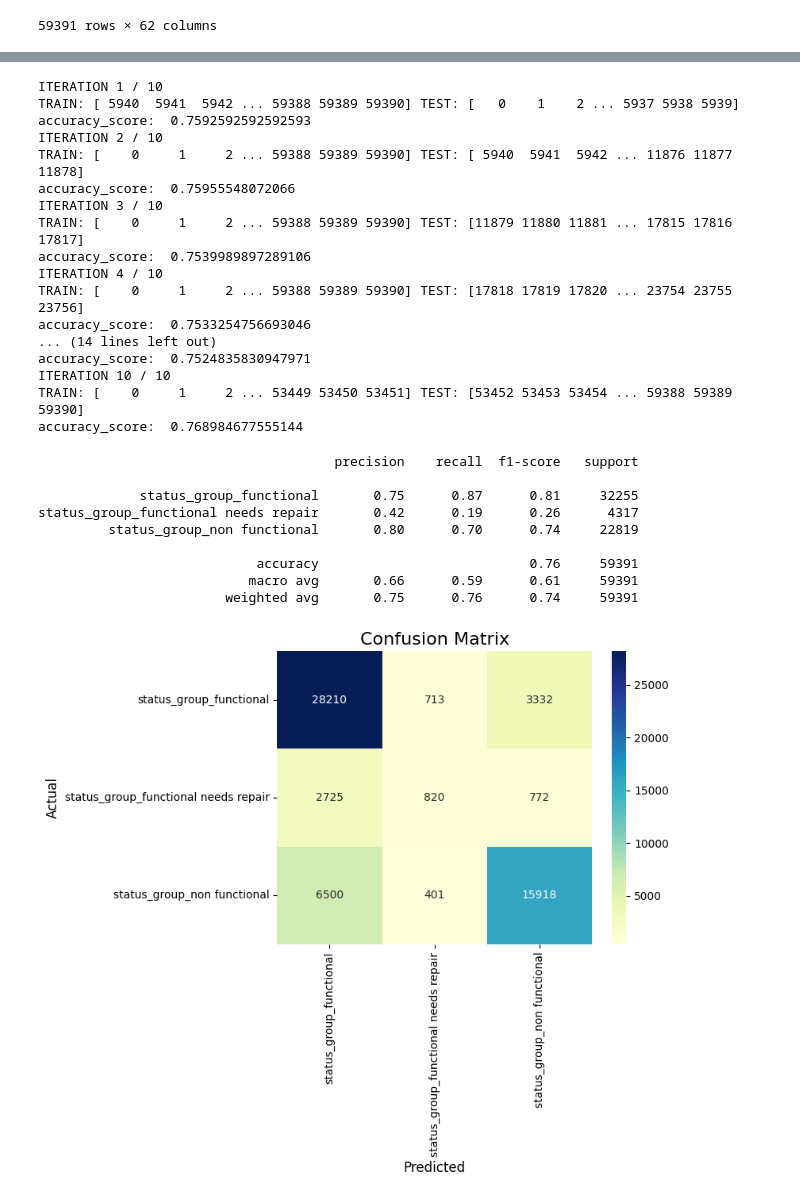
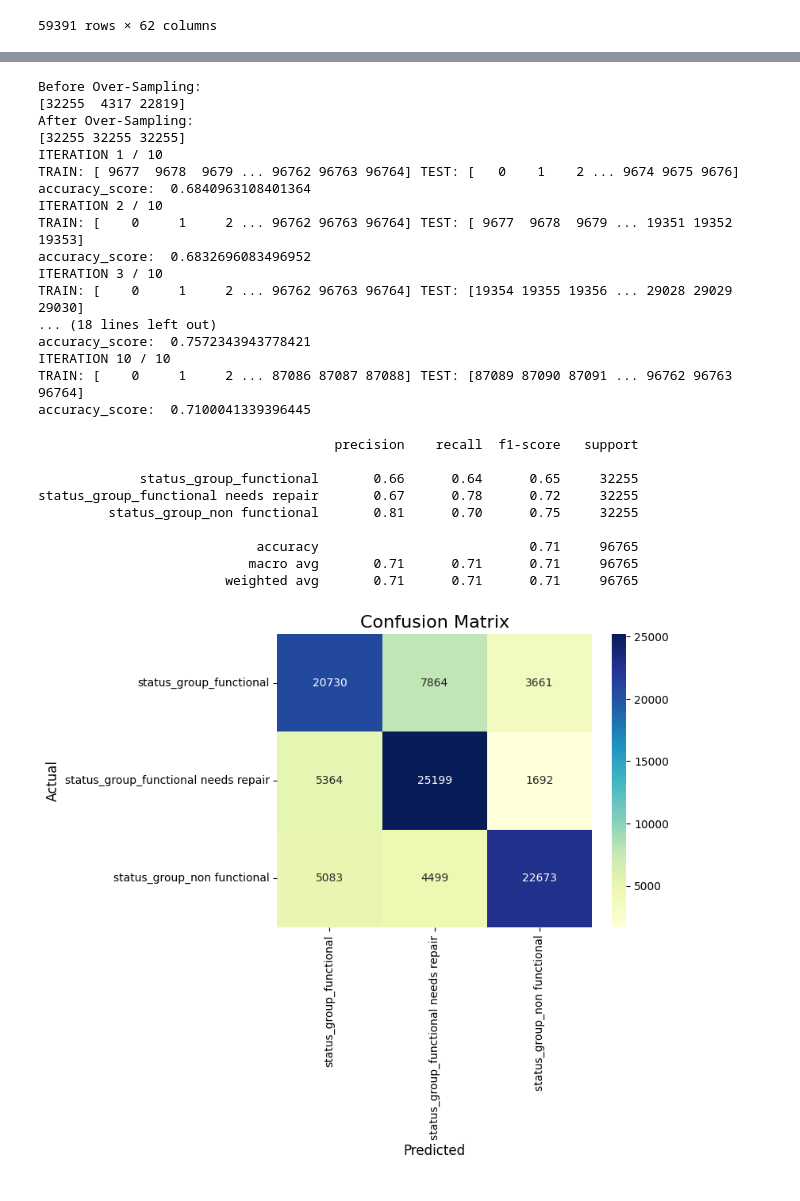
Before and after one commit to floranuta/Data_Circle, a Jupyter notebook: notebooks/run.ipynb, the cells around one changed output, grey strips where cells are left out. Drawn from its saved outputs; the diff is of its cells as text; code cells hidden in the pictures.

Commit message:
feat: Added oversampling function for class-imbalance

```diff
--- a/notebooks/run.ipynb
+++ b/notebooks/run.ipynb
@@ -91,8 +148,10 @@ Without hyperparameter tuning:
 
 # separte feature and target values
 target_colunns = ["status_group_functional", "status_group_functional needs repair", "status_group_non functional"]
-X = encoded_df.drop(target_colunns, axis=1)
-y = encoded_df[target_colunns]
+X = encoded_df.drop(target_colunns, axis=1).to_numpy()
+y = encoded_df[target_colunns].to_numpy()
+
+X, y = oversampling(X, y)
 
 # define number of fold
 kf = KFold(n_splits=10)
@@ -115,8 +174,9 @@ for train_index, test_index in kf.split(X):
 
     # split data into train and test data
     print("TRAIN:", train_index, "TEST:", test_index)
-    X_train, X_test = X.iloc[train_index], X.iloc[test_index]
-    y_train, y_test = y.iloc[train_index], y.iloc[test_index]
+    X_train, X_test = X[train_index], X[test_index]
+    y_train, y_test = y[train_index], y[test_index]
+
 
     # convert 3d array into 1d array since model can output only 1d array
     y_train = np.argmax(y_train, axis=1)
@@ -128,6 +188,8 @@ for train_index, test_index in kf.split(X):
     # predict pump status
     y_pred = classifier.predict(X_test)
 
+    # print("Tuned Hyperparameters: {}".format(classifier.best_params_))
+
     # show accuracy
     # https://scikit-learn.org/stable/modules/generated/sklearn.metrics.accuracy_score.html
     acc_score = accuracy_score(y_test, y_pred, normalize=True)
@@ -139,54 +201,54 @@ for train_index, test_index in kf.split(X):
 
     iteration += 1
 # %% [output]
+Before Over-Sampling:
+[32255  4317 22819]
+After Over-Sampling:
+[32255 32255 32255]
 ITERATION 1 / 10
-TRAIN: [ 5940  5941  5942 ... 59388 59389 59390] TEST: [   0    1    2 ... 5937 5938 5939]
-accuracy_score:  0.7592592592592593
+TRAIN: [ 9677  9678  9679 ... 96762 96763 96764] TEST: [   0    1    2 ... 9674 9675 9676]
+accuracy_score:  0.6840963108401364
 ITERATION 2 / 10
-TRAIN: [    0     1     2 ... 59388 59389 59390] TEST: [ 5940  5941  5942 ... 11876 11877 11878]
-accuracy_score:  0.75955548072066
+TRAIN: [    0     1     2 ... 96762 96763 96764] TEST: [ 9677  9678  9679 ... 19351 19352 19353]
+accuracy_score:  0.6832696083496952
 ITERATION 3 / 10
-TRAIN: [    0     1     2 ... 59388 59389 59390] TEST: [11879 11880 11881 ... 17815 17816 17817]
-accuracy_score:  0.7539989897289106
-ITERATION 4 / 10
-TRAIN: [    0     1     2 ... 59388 59389 59390] TEST: [17818 17819 17820 ... 23754 23755 23756]
-accuracy_score:  0.7533254756693046
-... (14 lines left out)
-accuracy_score:  0.7524835830947971
+TRAIN: [    0     1     2 ... 96762 96763 96764] TEST: [19354 19355 19356 ... 29028 29029 29030]
+... (18 lines left out)
+accuracy_score:  0.7572343943778421
 ITERATION 10 / 10
-TRAIN: [    0     1     2 ... 53449 53450 53451] TEST: [53452 53453 53454 ... 59388 59389 59390]
-accuracy_score:  0.768984677555144
+TRAIN: [    0     1     2 ... 87086 87087 87088] TEST: [87089 87090 87091 ... 96762 96763 96764]
+accuracy_score:  0.7100041339396445
 # %%
 # flat out matrix into single list
 y_test_res = [val for y_test in y_test_all for val in y_test]
 y_pred_res = [val for y_pred in y_pred_all for val in y_pred]
 
 # create classification report
-cr = classification_report(y_test_res, y_pred_res, target_names=y.columns)
+cr = classification_report(y_test_res, y_pred_res, target_names=target_colunns)
 print(cr)
 
 
 # Create a confusion matrix
 # https://medium.com/@sanyagubrani/evaluating-multi-class-classification-model-using-confusion-matrix-in-python-4d9344084dfa
 cm = confusion_matrix(y_test_res, y_pred_res)
 
 # Plot the confusion matrix
-sns.heatmap(cm, annot=True,fmt='d', cmap='YlGnBu', xticklabels=y.columns, yticklabels=y.columns)
+sns.heatmap(cm, annot=True,fmt='d', cmap='YlGnBu', xticklabels=target_colunns, yticklabels=target_colunns)
 plt.xlabel('Predicted', fontsize=12)
 plt.ylabel('Actual', fontsize=12)
 plt.title('Confusion Matrix',fontsize=16)
 plt.show()
 # %% [output]
                                       precision    recall  f1-score   support
 
-             status_group_functional       0.75      0.87      0.81     32255
-status_group_functional needs repair       0.42      0.19      0.26      4317
-         status_group_non functional       0.80      0.70      0.74     22819
+             status_group_functional       0.66      0.64      0.65     32255
+status_group_functional needs repair       0.67      0.78      0.72     32255
+         status_group_non functional       0.81      0.70      0.75     32255
 
-                            accuracy                           0.76     59391
-                           macro avg       0.66      0.59      0.61     59391
-                        weighted avg       0.75      0.76      0.74     59391
+                            accuracy                           0.71     96765
+                           macro avg       0.71      0.71      0.71     96765
+                        weighted avg       0.71      0.71      0.71     96765
-[figure, old version]
+[figure, new version]
 # %%
 # plot decision tree
 
```
Also changed, not shown: parts of 6 cells of this notebook.
